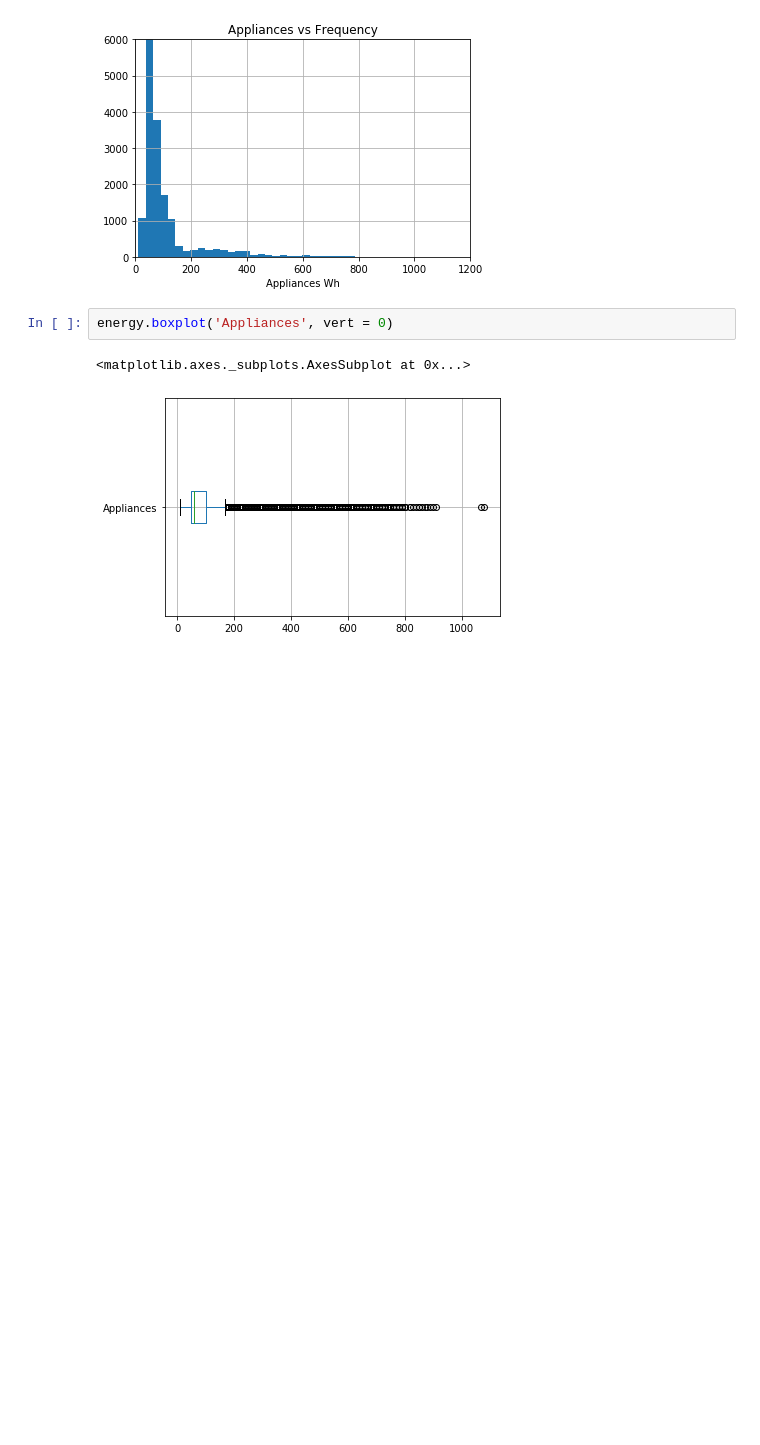
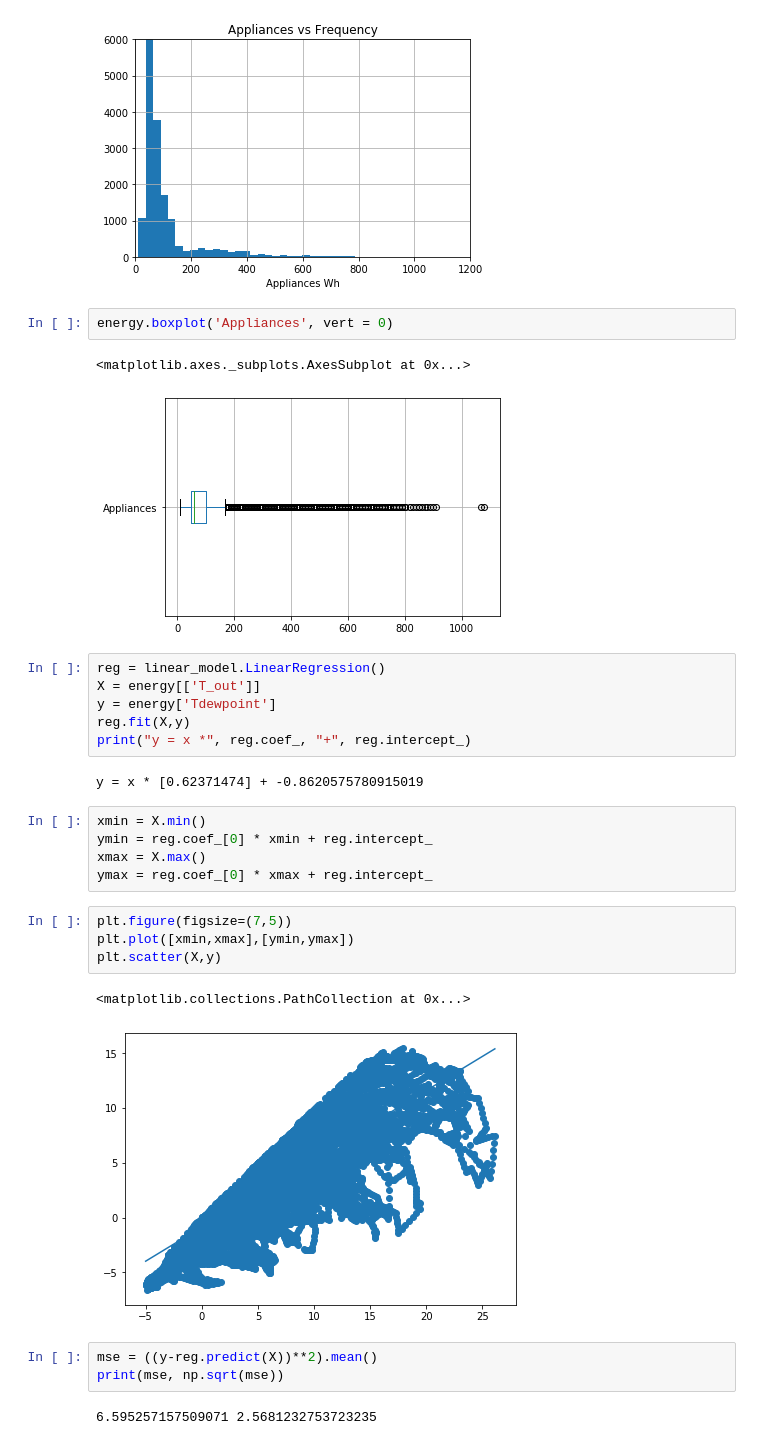
Before and after one commit to garyliu427/portfolio-2019-garyliu427, a Jupyter notebook: Portfolio 2.ipynb, the cells around one changed output. Drawn from its saved outputs; the diff is of its cells as text; blank space fills up the shorter version.

```diff
--- a/Portfolio 2.ipynb
+++ b/Portfolio 2.ipynb
@@ -29,3 +31,28 @@ energy.boxplot('Appliances', vert = 0)
 # %% [output]
 <matplotlib.axes._subplots.AxesSubplot at 0x...>
 [figure]
+# %%
+reg = linear_model.LinearRegression()
+X = energy[['T_out']]
+y = energy['Tdewpoint']
+reg.fit(X,y)
+print("y = x *", reg.coef_, "+", reg.intercept_)
+# %% [output]
+y = x * [0.62371474] + -0.8620575780915019
+# %%
+xmin = X.min()
+ymin = reg.coef_[0] * xmin + reg.intercept_
+xmax = X.max()
+ymax = reg.coef_[0] * xmax + reg.intercept_
+# %%
+plt.figure(figsize=(7,5))
+plt.plot([xmin,xmax],[ymin,ymax])
+plt.scatter(X,y)
+# %% [output]
+<matplotlib.collections.PathCollection at 0x...>
+[figure, added]
+# %%
+mse = ((y-reg.predict(X))**2).mean()
+print(mse, np.sqrt(mse))
+# %% [output]
+6.595257157509071 2.5681232753723235
```
Also changed, not shown: parts of 8 cells of this notebook.
